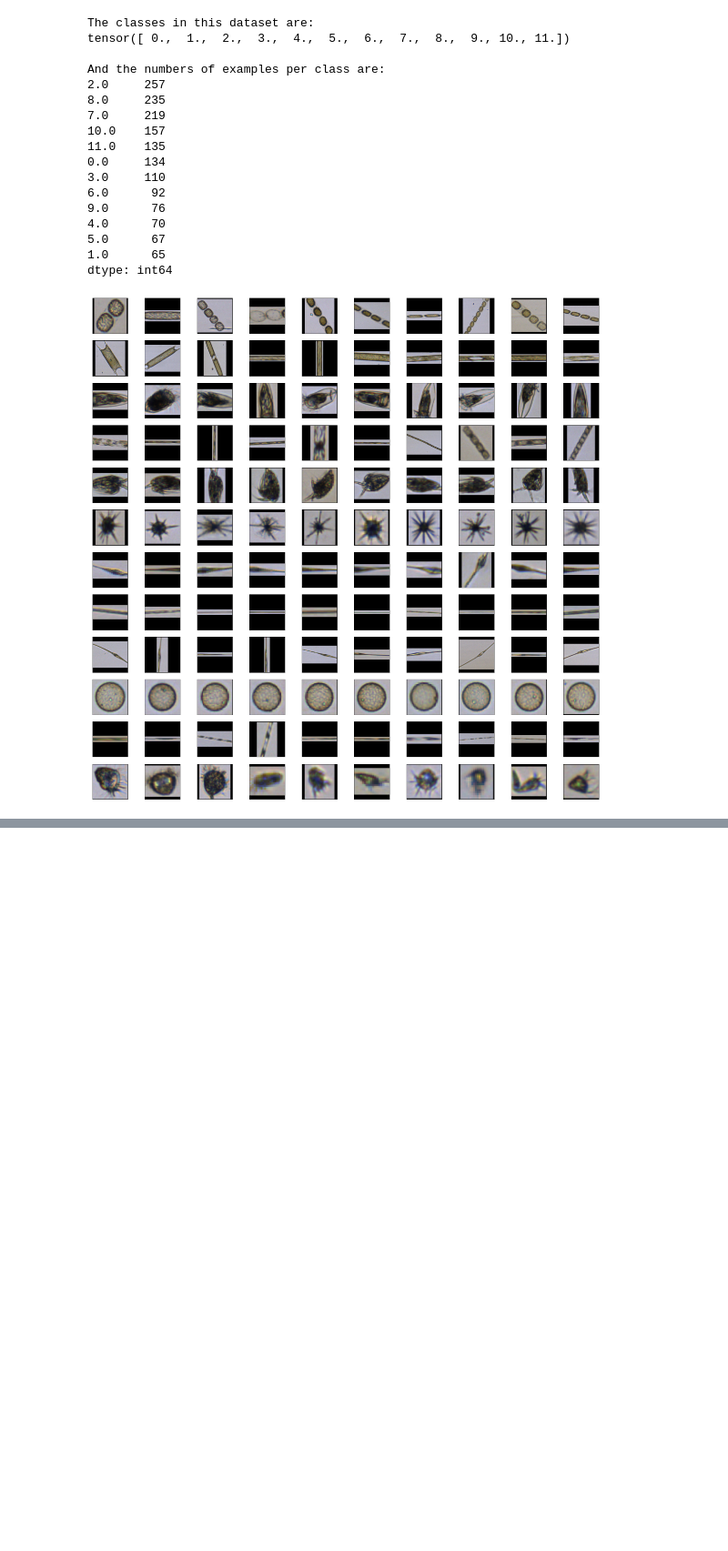
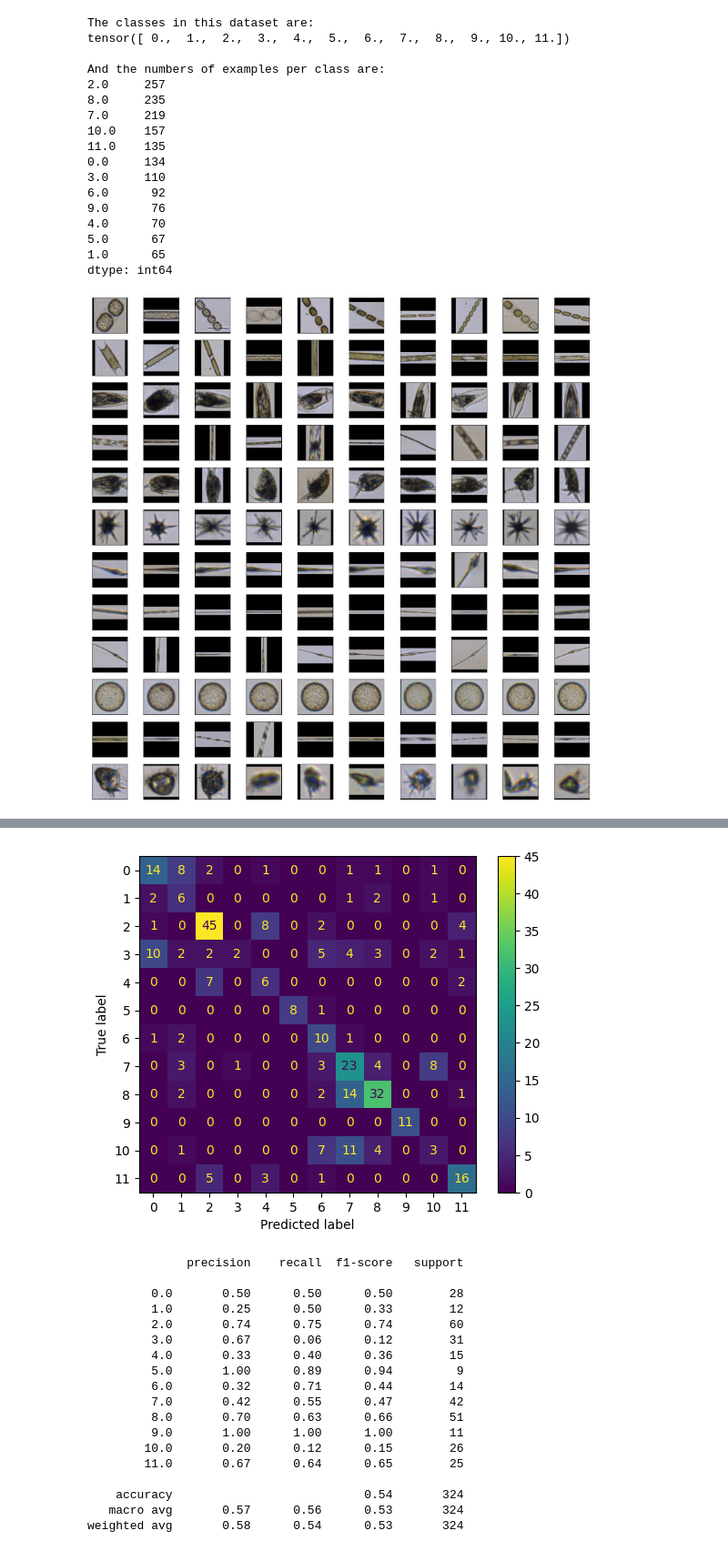
Before and after one commit to ChloeMorgana/DL-Coursework, a Jupyter notebook: 2439047s_DL_Coursework.ipynb, the cells around one changed output, grey strips where cells are left out. Shown at 91% size. Cells and saved outputs as stored; diff of their text form; code cells hidden in the pictures; blank space fills up the shorter version.

```diff
--- a/2439047s_DL_Coursework.ipynb
+++ b/2439047s_DL_Coursework.ipynb
@@ -412,0 +389,5 @@ Accuracy of the network on the test images: 50 %
+# %%
+net = Net()
+training(0.01,0.5, network=net)
+evaluate(network=net)
+# %% [output]
@@ -412,0 +405,19 @@ Accuracy of the network on the test images: 50 %
+[figure, added]
+              precision    recall  f1-score   support
+
+         0.0       0.50      0.50      0.50        28
+         1.0       0.25      0.50      0.33        12
+         2.0       0.74      0.75      0.74        60
+         3.0       0.67      0.06      0.12        31
+         4.0       0.33      0.40      0.36        15
+         5.0       1.00      0.89      0.94         9
+         6.0       0.32      0.71      0.44        14
+         7.0       0.42      0.55      0.47        42
+         8.0       0.70      0.63      0.66        51
+         9.0       1.00      1.00      1.00        11
+        10.0       0.20      0.12      0.15        26
+        11.0       0.67      0.64      0.65        25
+
+    accuracy                           0.54       324
+   macro avg       0.57      0.56      0.53       324
+weighted avg       0.58      0.54      0.53       324
```
Also changed, not shown: parts of 33 cells of this notebook.
